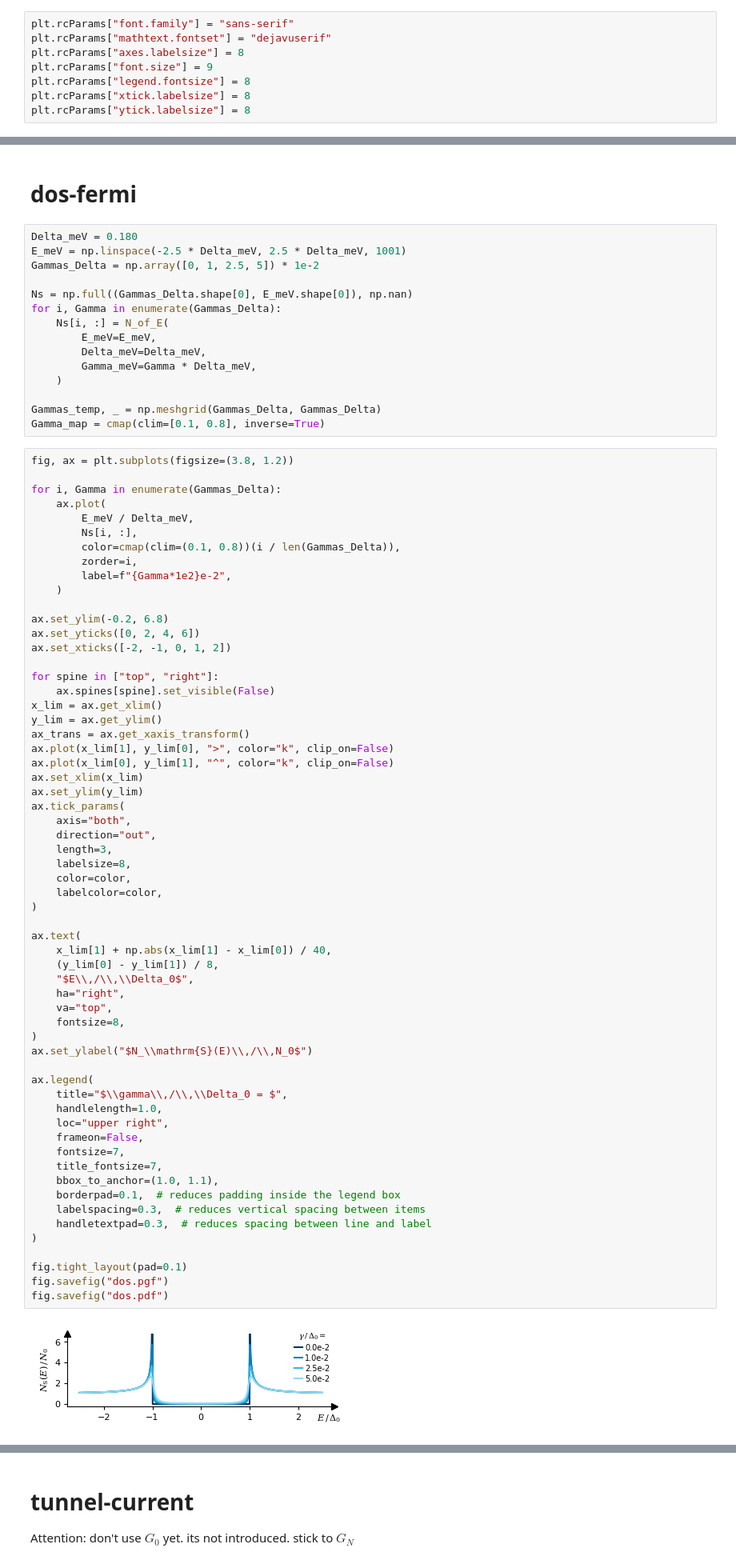
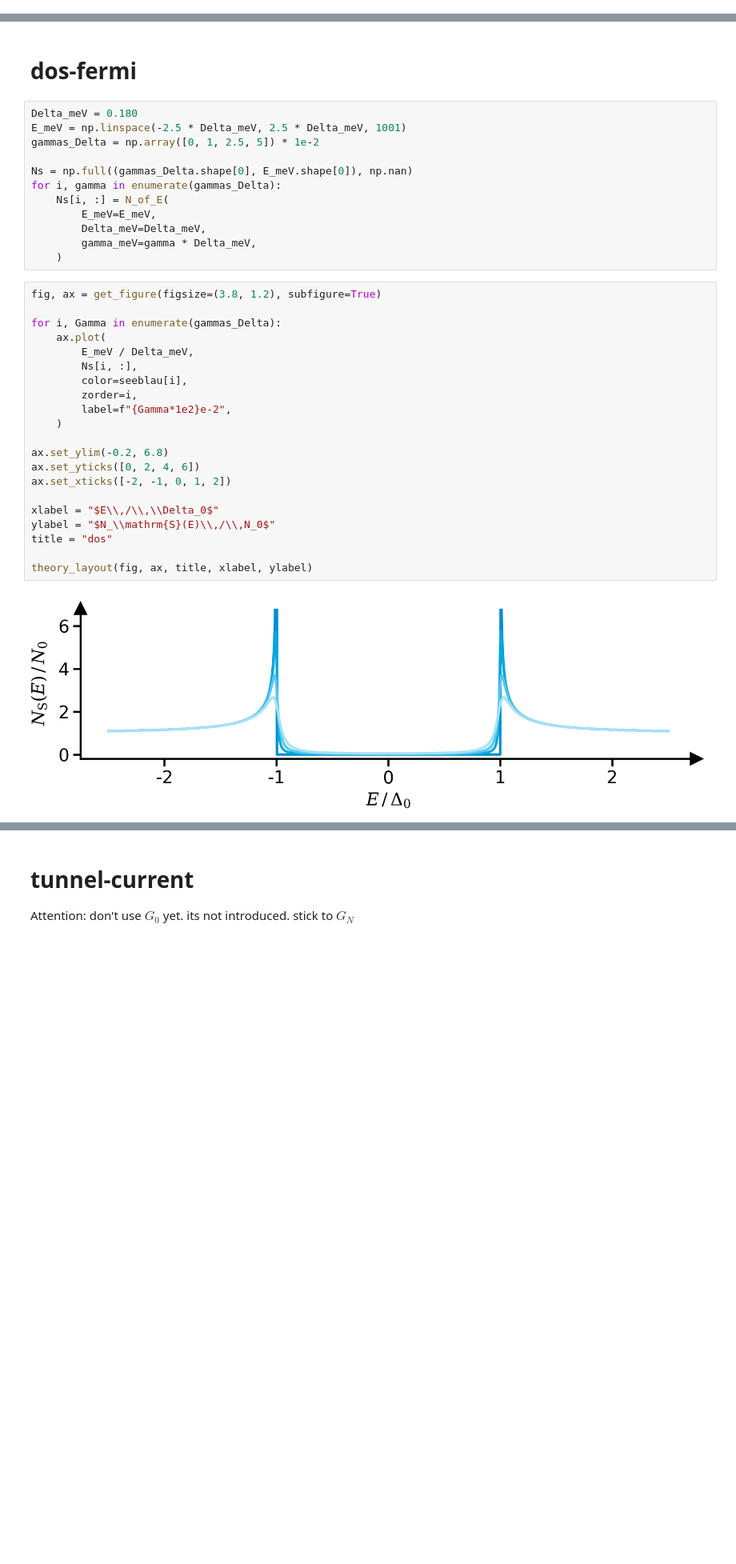
Before and after one commit to schmampf/dissertation, a Jupyter notebook: theory/micro/micro.ipynb, the cells around one changed output, grey strips where cells are left out. Shown at 80% size. Saved outputs shown, nothing was run; the diff lists cells and outputs as text; blank space fills up the shorter version.

Commit message:
refined subfigures and style finally in micro

```diff
--- a/theory/micro/micro.ipynb
+++ b/theory/micro/micro.ipynb
@@ -29,8 +65,0 @@ loaded constants...
-# %%
-plt.rcParams["font.family"] = "sans-serif"
-plt.rcParams["mathtext.fontset"] = "dejavuserif"
-plt.rcParams["axes.labelsize"] = 8
-plt.rcParams["font.size"] = 9
-plt.rcParams["legend.fontsize"] = 8
-plt.rcParams["xtick.labelsize"] = 8
-plt.rcParams["ytick.labelsize"] = 8
@@ -150,80 +96,38 @@ fig.savefig("gap.pdf")
 # %%
 Delta_meV = 0.180
 E_meV = np.linspace(-2.5 * Delta_meV, 2.5 * Delta_meV, 1001)
-Gammas_Delta = np.array([0, 1, 2.5, 5]) * 1e-2
+gammas_Delta = np.array([0, 1, 2.5, 5]) * 1e-2
 
-Ns = np.full((Gammas_Delta.shape[0], E_meV.shape[0]), np.nan)
-for i, Gamma in enumerate(Gammas_Delta):
+Ns = np.full((gammas_Delta.shape[0], E_meV.shape[0]), np.nan)
+for i, gamma in enumerate(gammas_Delta):
     Ns[i, :] = N_of_E(
         E_meV=E_meV,
         Delta_meV=Delta_meV,
-        Gamma_meV=Gamma * Delta_meV,
+        gamma_meV=gamma * Delta_meV,
     )
-
-Gammas_temp, _ = np.meshgrid(Gammas_Delta, Gammas_Delta)
-Gamma_map = cmap(clim=[0.1, 0.8], inverse=True)
 # %%
-fig, ax = plt.subplots(figsize=(3.8, 1.2))
+fig, ax = get_figure(figsize=(3.8, 1.2), subfigure=True)
 
-for i, Gamma in enumerate(Gammas_Delta):
+for i, Gamma in enumerate(gammas_Delta):
     ax.plot(
         E_meV / Delta_meV,
         Ns[i, :],
-        color=cmap(clim=(0.1, 0.8))(i / len(Gammas_Delta)),
+        color=seeblau[i],
         zorder=i,
         label=f"{Gamma*1e2}e-2",
     )
 
 ax.set_ylim(-0.2, 6.8)
 ax.set_yticks([0, 2, 4, 6])
 ax.set_xticks([-2, -1, 0, 1, 2])
 
-for spine in ["top", "right"]:
-    ax.spines[spine].set_visible(False)
-x_lim = ax.get_xlim()
-y_lim = ax.get_ylim()
-ax_trans = ax.get_xaxis_transform()
-ax.plot(x_lim[1], y_lim[0], ">", color="k", clip_on=False)
-ax.plot(x_lim[0], y_lim[1], "^", color="k", clip_on=False)
-ax.set_xlim(x_lim)
-ax.set_ylim(y_lim)
-ax.tick_params(
-    axis="both",
-    direction="out",
-    length=3,
-    labelsize=8,
-    color=color,
-    labelcolor=color,
-)
+xlabel = "$E\\,/\\,\\Delta_0$"
+ylabel = "$N_\\mathrm{S}(E)\\,/\\,N_0$"
+title = "dos"
 
-ax.text(
-    x_lim[1] + np.abs(x_lim[1] - x_lim[0]) / 40,
-    (y_lim[0] - y_lim[1]) / 8,
-    "$E\\,/\\,\\Delta_0$",
-    ha="right",
-    va="top",
-    fontsize=8,
-)
-ax.set_ylabel("$N_\\mathrm{S}(E)\\,/\\,N_0$")
-
-ax.legend(
-    title="$\\gamma\\,/\\,\\Delta_0 = $",
-    handlelength=1.0,
-    loc="upper right",
-    frameon=False,
-    fontsize=7,
-    title_fontsize=7,
-    bbox_to_anchor=(1.0, 1.1),
-    borderpad=0.1,  # reduces padding inside the legend box
-    labelspacing=0.3,  # reduces vertical spacing between items
-    handletextpad=0.3,  # reduces spacing between line and label
-)
-
-fig.tight_layout(pad=0.1)
-fig.savefig("dos.pgf")
-fig.savefig("dos.pdf")
+theory_layout(fig, ax, title, xlabel, ylabel)
 # %% [output]
-[figure, old version]
+[figure, new version]
 # %%
 Delta_meV = 0.180
 E_meV = np.linspace(-1.5 * Delta_meV, 1.5 * Delta_meV, 1501)
```
Also changed, not shown: parts of 19 cells of this notebook, 21 other files.
